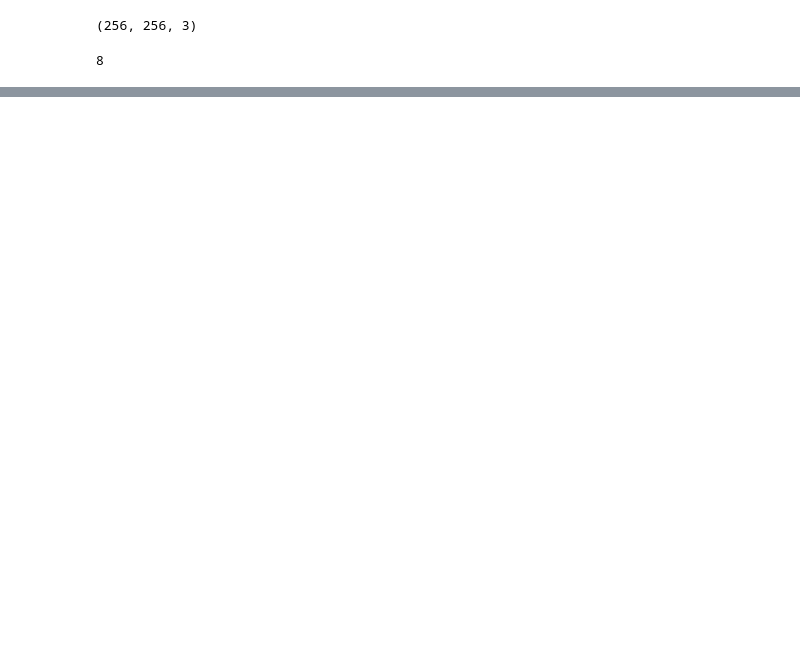
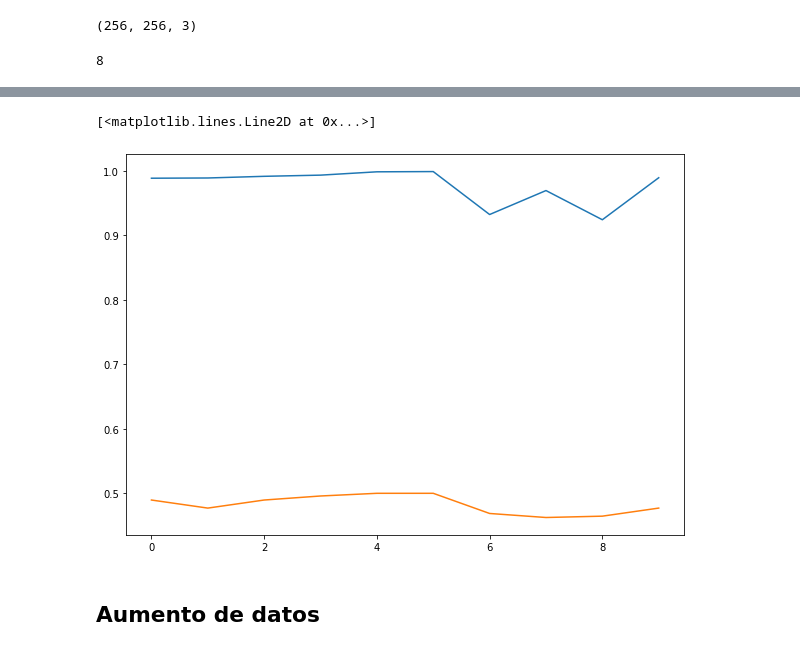
Before and after one commit to Toni2Morales/ClasificadorHojasdeMango, a Jupyter notebook: src/notebooks/notebook.ipynb, the cells around one changed output, grey strips where cells are left out. Saved outputs shown, nothing was run; the diff lists cells and outputs as text; code cells hidden in the pictures; blank space fills up the shorter version.

```diff
--- a/src/notebooks/notebook.ipynb
+++ b/src/notebooks/notebook.ipynb
@@ -93,0 +158,9 @@ modelo2.fit(xtrain, ytrain)
+# %%
+plt.figure(figsize = (10,7))
+plt.plot(history2.history["accuracy"])
+plt.plot(history2.history["val_accuracy"])
+# %% [output]
+[<matplotlib.lines.Line2D at 0x...>]
+[figure, added]
+# %% [markdown]
+## Aumento de datos
```
Also changed, not shown: parts of 22 cells of this notebook.
